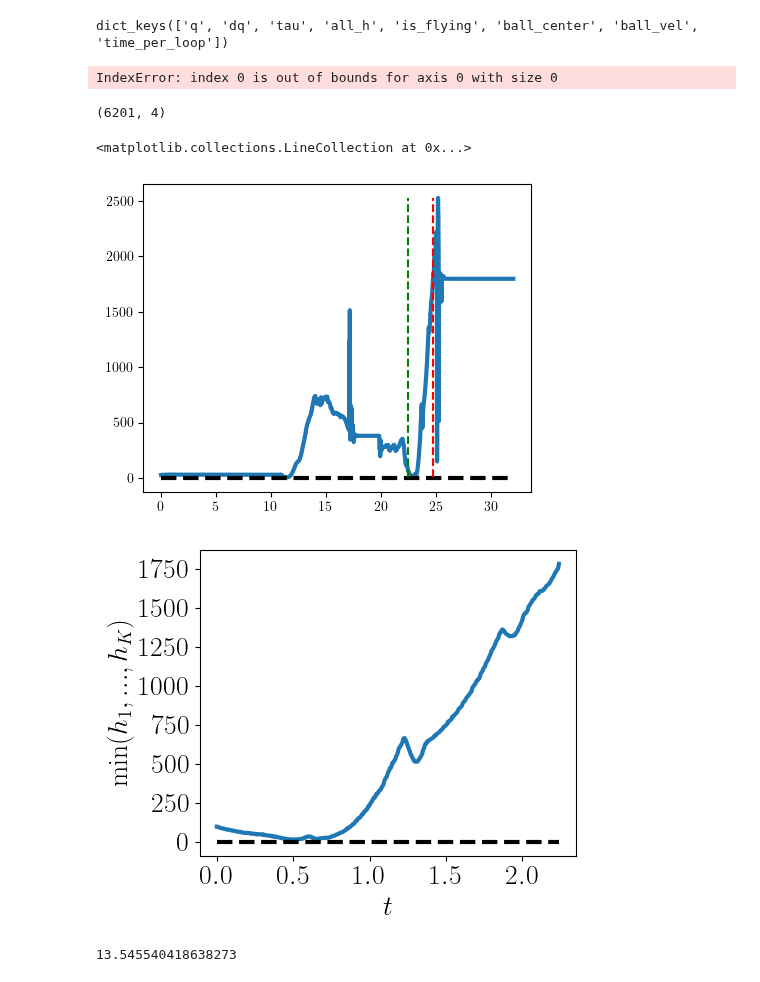
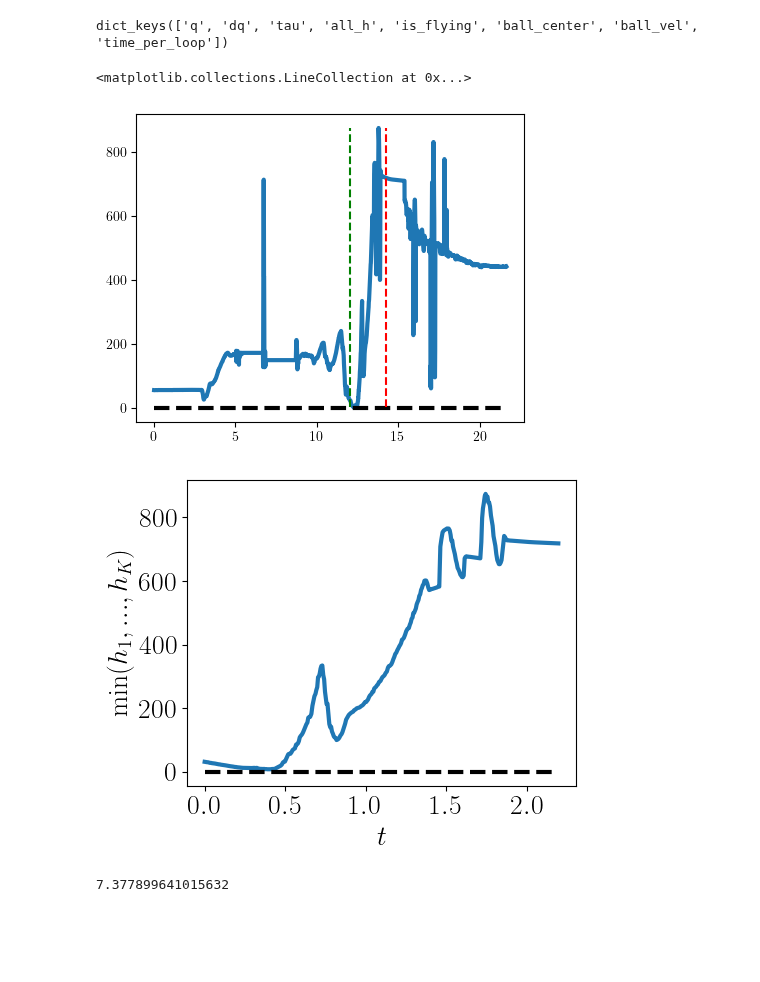
Before and after one commit to shiqingw/HOCBF-FR3-Experiments, a Jupyter notebook: exp3_visualization.ipynb, the cells around one changed output. Cells and saved outputs as stored; diff of their text form; code cells hidden in the pictures; blank space fills up the shorter version.

```diff
--- a/exp3_visualization.ipynb
+++ b/exp3_visualization.ipynb
@@ -10,7 +10,7 @@ plt.rcParams.update({'pdf.fonttype': 42})
 # %%
 # load data
 folder = "exp3_results"
-exp_no_circ = "no_circ_2024-08-23-15-56-21"
+exp_no_circ = "no_circ_2024-08-23-17-26-37"
 file = 'data.pickle'
 with open(folder + '/' + exp_no_circ + '/' + file, 'rb') as f:
     data_no_circ = pickle.load(f)
@@ -22,16 +22,16 @@ dict_keys(['q', 'dq', 'tau', 'all_h', 'is_flying', 'ball_center', 'ball_vel', 't
 t = np.cumsum(data_no_circ['time_per_loop'])
 dq = np.array(data_no_circ["dq"])
 dq_norm = np.linalg.norm(dq, axis=1)
-start_idx = np.where((dq_norm > 0.05) & (t > 11))[0][0]
+start_idx_1 = np.where((dq_norm > 0.05) & (t > 11))[0][0]
+if "is_flying" in data_no_circ:
+    is_flying = np.array(data_no_circ["is_flying"])
+    start_idx_2 = np.where(is_flying == 1.0)[0][0]
+else:
+    start_idx_2 = len(t)
+start_idx = max(start_idx_1, start_idx_2)
 end_idx = np.where((dq_norm > 0.05) & (t > 11))[0][-1]
-# %% [output]
-IndexError: index 0 is out of bounds for axis 0 with size 0
-# %%
-all_h = np.array(data_no_circ['all_h'])
-print(all_h.shape)
-# %% [output]
-(6201, 4)
 # %%
+all_h = np.array(data_no_circ["all_h"])
 fig, ax = plt.subplots(figsize=(5,4), frameon=True)
 label_fs = 20
 tick_fs = 20
@@ -44,32 +44,32 @@ plt.vlines(t[start_idx], np.min(np.min(all_h, axis=1)), np.max(np.min(all_h, axi
 plt.vlines(t[end_idx], np.min(np.min(all_h, axis=1)), np.max(np.min(all_h, axis=1)), colors='r', linestyles='dashed')
 # %% [output]
 <matplotlib.collections.LineCollection at 0x...>
-[figure, old version]
+[figure, new version]
 # %%
-h_picked = all_h[start_idx:end_idx,:2]
+h_picked = all_h[start_idx:end_idx,0:int(all_h.shape[1]/2)]
 t_picked = t[start_idx:end_idx] - t[start_idx]
 
 fig, ax = plt.subplots(figsize=(5,4), frameon=True)
 label_fs = 20
 tick_fs = 20
 legend_fs = 20
 linewidth = 3
 
 plt.plot(t_picked, np.min(h_picked, axis=1), linewidth=linewidth)
 plt.hlines(0, t_picked[0], t_picked[-1], colors='k', linestyles='dashed', linewidth=linewidth)
 
 plt.xlabel('$t$', fontsize=label_fs)
 plt.ylabel('$\min(h_1, ..., h_K)$', fontsize=label_fs)
 plt.xticks(fontsize = tick_fs)
 plt.yticks(fontsize = tick_fs)
 plt.tight_layout()
 plt.savefig(folder + '/' + exp_no_circ + '/cbf_no_circ.pdf')
 # %% [output]
-[figure, old version]
+[figure, new version]
 # %%
 print(np.min(h_picked))
 # %% [output]
-13.545540418638273
+7.377899641015632
 # %%
 dq = np.array(data_no_circ['dq'])
 dq_lb = np.array([-2.1750, -2.1750, -2.1750, -2.1750, -2.6100, -2.6100, -2.6100])
```
Also changed, not shown: parts of 11 cells of this notebook, 16 other files.
